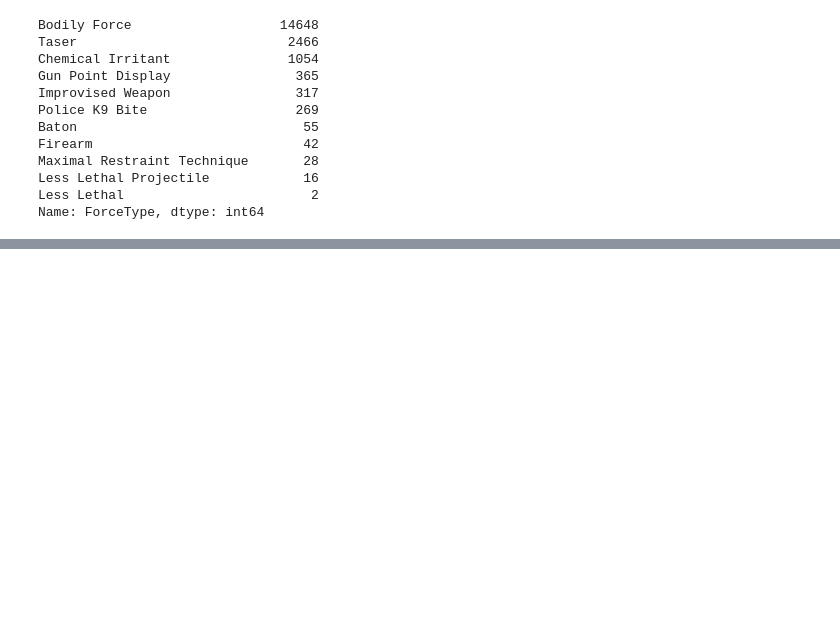
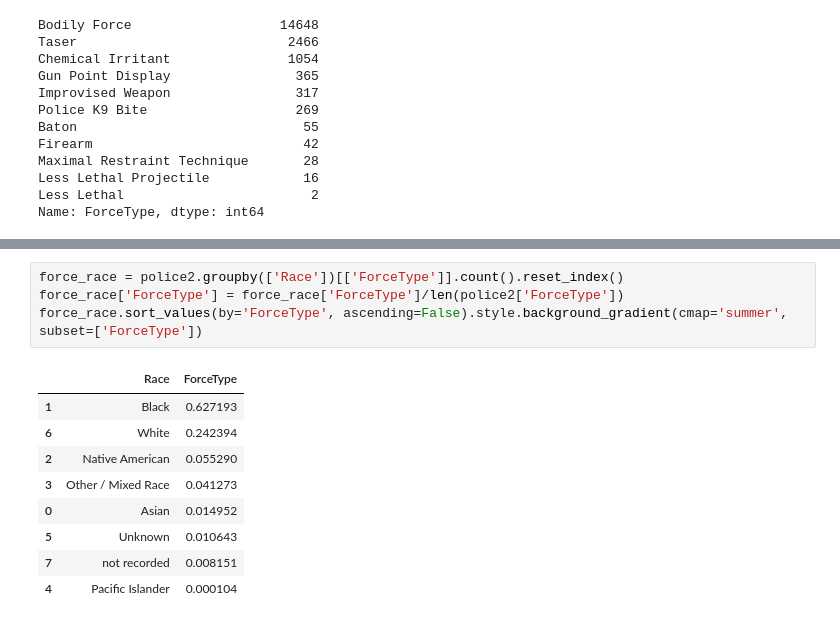
Before and after one commit to ivanabb2/CDados-Projeto-2, a Jupyter notebook: archive/use_of_force_read.ipynb, the cells around one changed output, grey strips where cells are left out. Drawn from its saved outputs; the diff is of its cells as text; blank space fills up the shorter version.

```diff
--- a/archive/use_of_force_read.ipynb
+++ b/archive/use_of_force_read.ipynb
@@ -214,0 +232,14 @@ Name: ForceType, dtype: int64
+# %%
+force_race = police2.groupby(['Race'])[['ForceType']].count().reset_index()
+force_race['ForceType'] = force_race['ForceType']/len(police2['ForceType'])
+force_race.sort_values(by='ForceType', ascending=False).style.background_gradient(cmap='summer', subset=['ForceType'])
+# %% [output]
+|  | Race | ForceType |
+| 1 | Black | 0.627193 |
+| 6 | White | 0.242394 |
+| 2 | Native American | 0.055290 |
+| 3 | Other / Mixed Race | 0.041273 |
+| 0 | Asian | 0.014952 |
+| 5 | Unknown | 0.010643 |
+| 7 | not recorded | 0.008151 |
+| 4 | Pacific Islander | 0.000104 |
```
Also changed, not shown: parts of 6 cells of this notebook.
